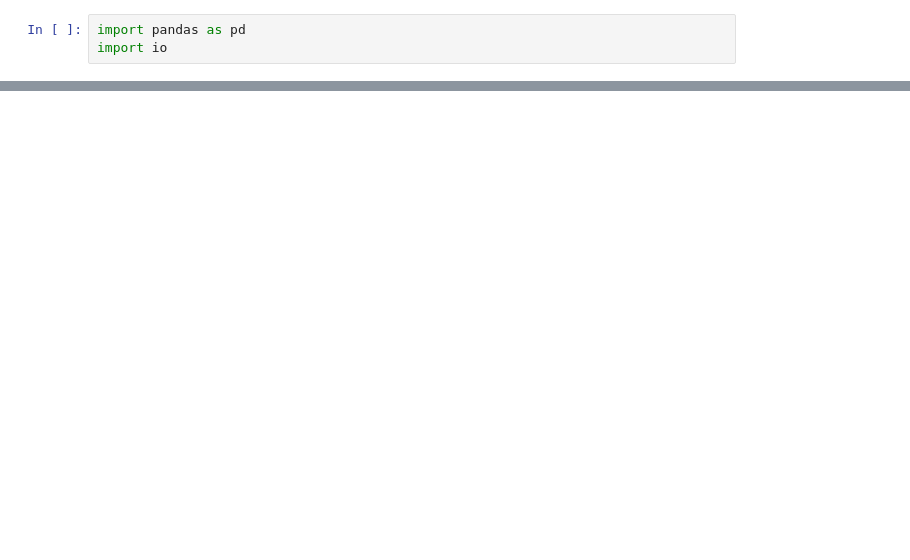
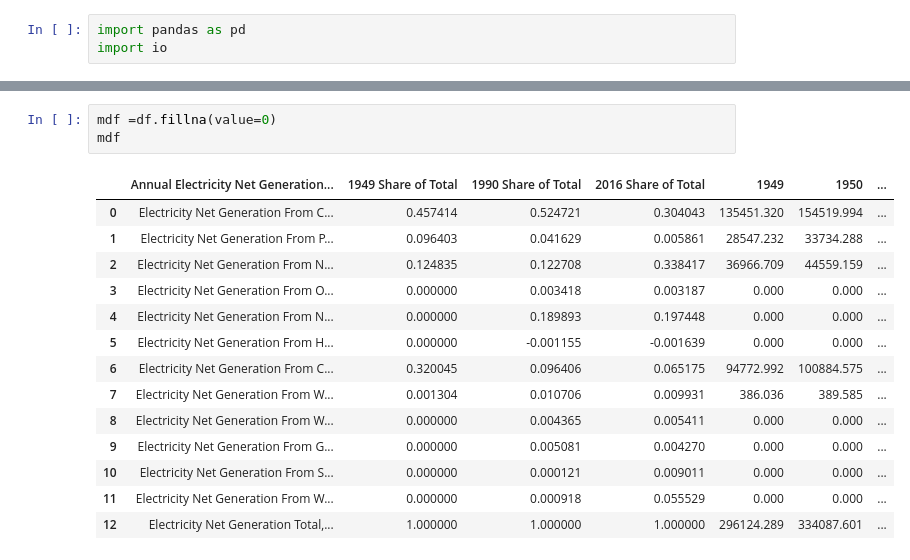
Before and after one commit to gautumsvp7/EnergyGenerationDataset, a Jupyter notebook: Electricity_gen_1949to2016.ipynb, the cells around one changed output, grey strips where cells are left out. Cells and saved outputs as stored; diff of their text form; blank space fills up the shorter version.

```diff
--- a/Electricity_gen_1949to2016.ipynb
+++ b/Electricity_gen_1949to2016.ipynb
@@ -49,0 +30,18 @@ df_mod
+# %%
+mdf =df.fillna(value=0)
+mdf
+# %% [output]
+|  | Annual Electricity Net Generation... | 1949 Share of Total | 1990 Share of Total | 2016 Share of Total | 1949 | 1950 | ... |
+| 0 | Electricity Net Generation From C... | 0.457414 | 0.524721 | 0.304043 | 135451.320 | 154519.994 | ... |
+| 1 | Electricity Net Generation From P... | 0.096403 | 0.041629 | 0.005861 | 28547.232 | 33734.288 | ... |
+| 2 | Electricity Net Generation From N... | 0.124835 | 0.122708 | 0.338417 | 36966.709 | 44559.159 | ... |
+| 3 | Electricity Net Generation From O... | 0.000000 | 0.003418 | 0.003187 | 0.000 | 0.000 | ... |
+| 4 | Electricity Net Generation From N... | 0.000000 | 0.189893 | 0.197448 | 0.000 | 0.000 | ... |
+| 5 | Electricity Net Generation From H... | 0.000000 | -0.001155 | -0.001639 | 0.000 | 0.000 | ... |
+| 6 | Electricity Net Generation From C... | 0.320045 | 0.096406 | 0.065175 | 94772.992 | 100884.575 | ... |
+| 7 | Electricity Net Generation From W... | 0.001304 | 0.010706 | 0.009931 | 386.036 | 389.585 | ... |
+| 8 | Electricity Net Generation From W... | 0.000000 | 0.004365 | 0.005411 | 0.000 | 0.000 | ... |
+| 9 | Electricity Net Generation From G... | 0.000000 | 0.005081 | 0.004270 | 0.000 | 0.000 | ... |
+| 10 | Electricity Net Generation From S... | 0.000000 | 0.000121 | 0.009011 | 0.000 | 0.000 | ... |
+| 11 | Electricity Net Generation From W... | 0.000000 | 0.000918 | 0.055529 | 0.000 | 0.000 | ... |
+| 12 | Electricity Net Generation Total,... | 1.000000 | 1.000000 | 1.000000 | 296124.289 | 334087.601 | ... |
```
Also changed, not shown: parts of 6 cells of this notebook.
